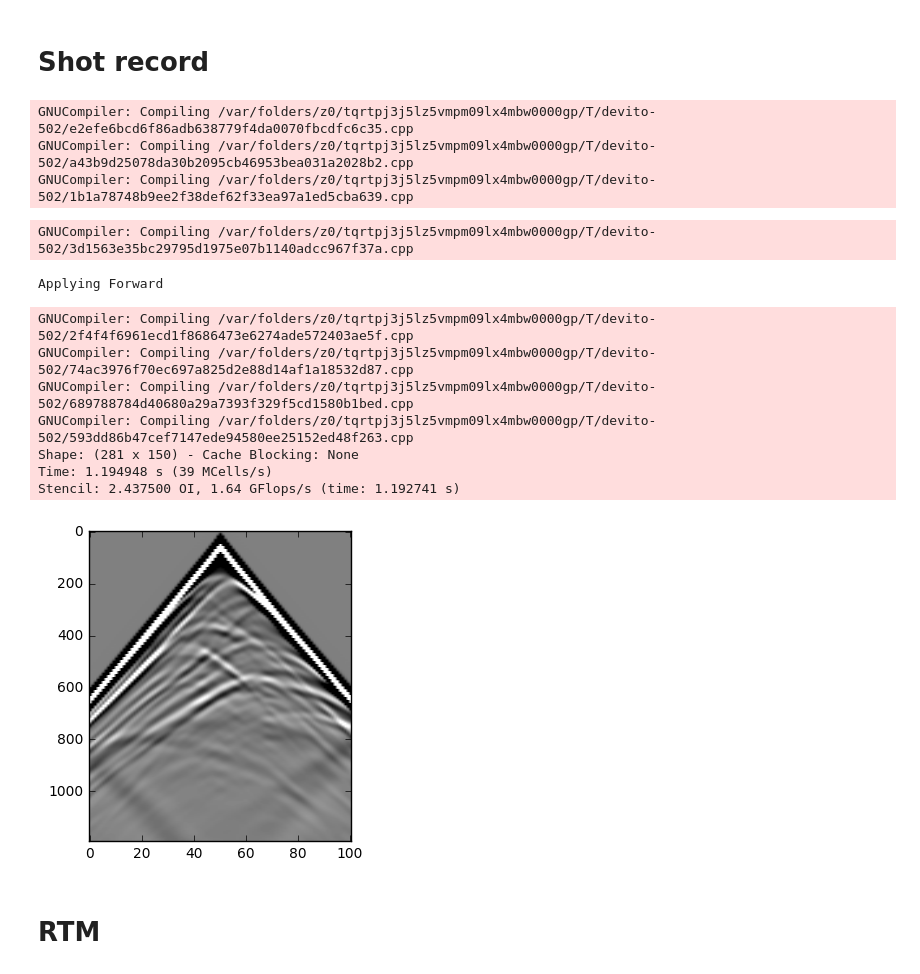
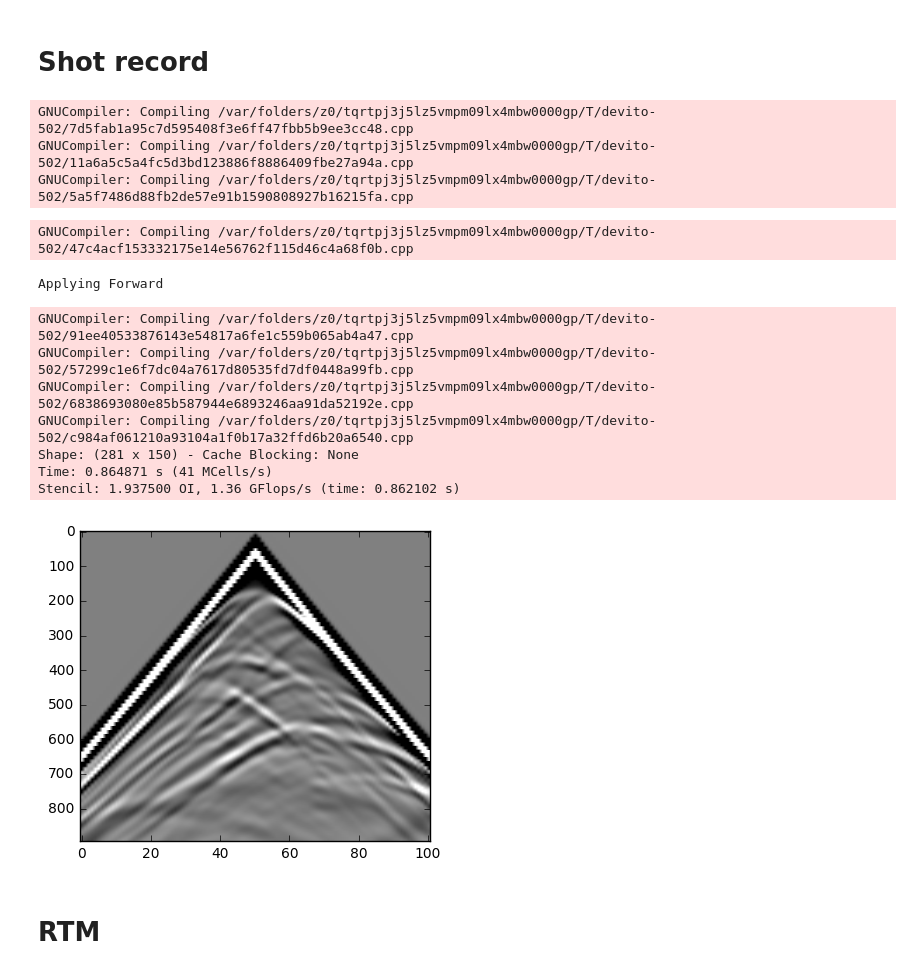
Before and after one commit to xiaocenxiaocen/devito, a Jupyter notebook: examples/acoustic/RTM_example.ipynb, the cells around one changed output. Saved outputs shown, nothing was run; the diff lists cells and outputs as text; code cells hidden in the pictures.

```diff
--- a/examples/acoustic/RTM_example.ipynb
+++ b/examples/acoustic/RTM_example.ipynb
@@ -80,7 +84,7 @@ data = IShot()
 f0 = .010
 dt = model.get_critical_dt()
 t0 = 0.0
-tn = 2000
+tn = 1500
 nt = int(1+(tn-t0)/dt)
 
 time_series = source(np.linspace(t0, tn, nt), f0)
@@ -98,31 +102,31 @@ data.set_shape(nt, 101)
 # %% [markdown]
 # Shot record
 # %%
-Acoustic = Acoustic_cg(model, data, t_order=2, s_order=6)
+Acoustic = Acoustic_cg(model, data, t_order=2, s_order=4)
 # %% [output]
-GNUCompiler: Compiling /var/folders/z0/tqrtpj3j5lz5vmpm09lx4mbw0000gp/T/devito-502/e2efe6bcd6f86adb638779f4da0070fbcdfc6c35.cpp
-GNUCompiler: Compiling /var/folders/z0/tqrtpj3j5lz5vmpm09lx4mbw0000gp/T/devito-502/a43b9d25078da30b2095cb46953bea031a2028b2.cpp
-GNUCompiler: Compiling /var/folders/z0/tqrtpj3j5lz5vmpm09lx4mbw0000gp/T/devito-502/1b1a78748b9ee2f38def62f33ea97a1ed5cba639.cpp
+GNUCompiler: Compiling /var/folders/z0/tqrtpj3j5lz5vmpm09lx4mbw0000gp/T/devito-502/7d5fab1a95c7d595408f3e6ff47fbb5b9ee3cc48.cpp
+GNUCompiler: Compiling /var/folders/z0/tqrtpj3j5lz5vmpm09lx4mbw0000gp/T/devito-502/11a6a5c5a4fc5d3bd123886f8886409fbe27a94a.cpp
+GNUCompiler: Compiling /var/folders/z0/tqrtpj3j5lz5vmpm09lx4mbw0000gp/T/devito-502/5a5f7486d88fb2de57e91b1590808927b16215fa.cpp
 # %%
 print("Applying Forward")
 rec, u, gflopss, oi, timings = Acoustic.Forward(save=False, cse=True)
 # %% [output]
-GNUCompiler: Compiling /var/folders/z0/tqrtpj3j5lz5vmpm09lx4mbw0000gp/T/devito-502/3d1563e35bc29795d1975e07b1140adcc967f37a.cpp
+GNUCompiler: Compiling /var/folders/z0/tqrtpj3j5lz5vmpm09lx4mbw0000gp/T/devito-502/47c4acf153332175e14e56762f115d46c4a68f0b.cpp
 Applying Forward
-GNUCompiler: Compiling /var/folders/z0/tqrtpj3j5lz5vmpm09lx4mbw0000gp/T/devito-502/2f4f4f6961ecd1f8686473e6274ade572403ae5f.cpp
-GNUCompiler: Compiling /var/folders/z0/tqrtpj3j5lz5vmpm09lx4mbw0000gp/T/devito-502/74ac3976f70ec697a825d2e88d14af1a18532d87.cpp
-GNUCompiler: Compiling /var/folders/z0/tqrtpj3j5lz5vmpm09lx4mbw0000gp/T/devito-502/689788784d40680a29a7393f329f5cd1580b1bed.cpp
-GNUCompiler: Compiling /var/folders/z0/tqrtpj3j5lz5vmpm09lx4mbw0000gp/T/devito-502/593dd86b47cef7147ede94580ee25152ed48f263.cpp
+GNUCompiler: Compiling /var/folders/z0/tqrtpj3j5lz5vmpm09lx4mbw0000gp/T/devito-502/91ee40533876143e54817a6fe1c559b065ab4a47.cpp
+GNUCompiler: Compiling /var/folders/z0/tqrtpj3j5lz5vmpm09lx4mbw0000gp/T/devito-502/57299c1e6f7dc04a7617d80535fd7df0448a99fb.cpp
+GNUCompiler: Compiling /var/folders/z0/tqrtpj3j5lz5vmpm09lx4mbw0000gp/T/devito-502/6838693080e85b587944e6893246aa91da52192e.cpp
+GNUCompiler: Compiling /var/folders/z0/tqrtpj3j5lz5vmpm09lx4mbw0000gp/T/devito-502/c984af061210a93104a1f0b17a32ffd6b20a6540.cpp
 Shape: (281 x 150) - Cache Blocking: None
-Time: 1.194948 s (39 MCells/s)
-Stencil: 2.437500 OI, 1.64 GFlops/s (time: 1.192741 s)
+Time: 0.864871 s (41 MCells/s)
+Stencil: 1.937500 OI, 1.36 GFlops/s (time: 0.862102 s)
 # %%
 # Shot record
-fig2 = plt.figure()
+fig3 = plt.figure()
 l = plt.imshow(rec, vmin=-1, vmax=1, aspect=.1, cmap=cm.gray)
 plt.show()
 # %% [output]
-[figure, old version]
+[figure, new version]
 # %% [markdown]
 # RTM
 # %%
```
Also changed, not shown: parts of 9 cells of this notebook, 1 other file.
